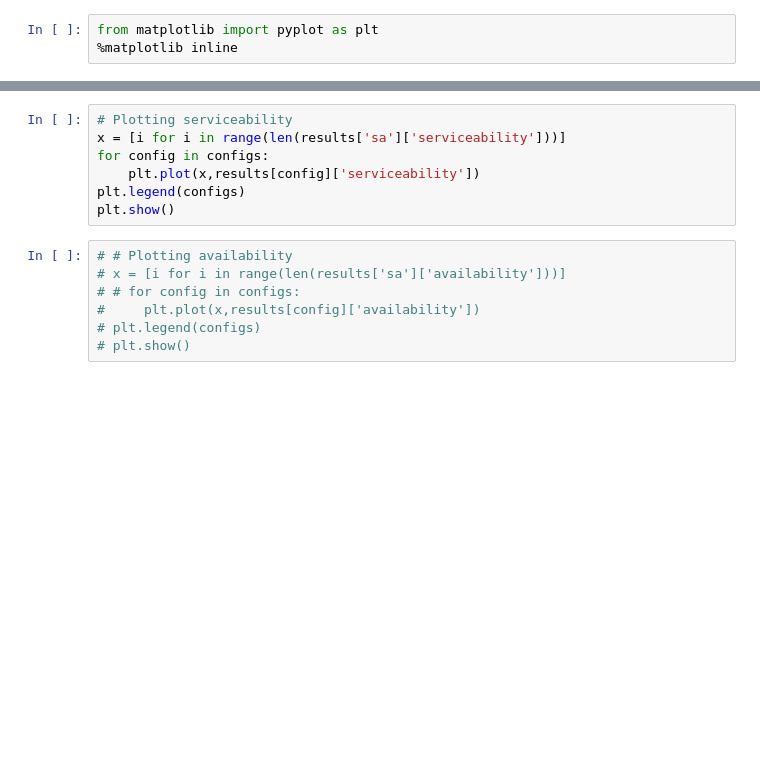
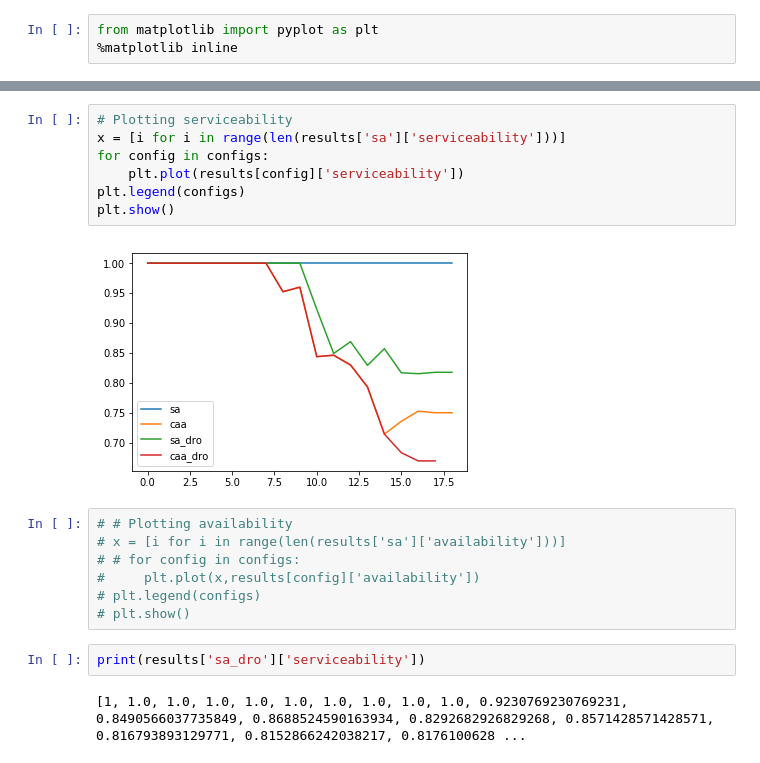
Before and after one commit to revanthgss/simvfc, a Jupyter notebook: Results.ipynb, the cells around one changed output, grey strips where cells are left out. Cells and saved outputs as stored; diff of their text form; blank space fills up the shorter version.

```diff
--- a/Results.ipynb
+++ b/Results.ipynb
@@ -52,10 +58,12 @@ plt.show()
 # %%
 # Plotting serviceability
 x = [i for i in range(len(results['sa']['serviceability']))]
 for config in configs:
-    plt.plot(x,results[config]['serviceability'])
+    plt.plot(results[config]['serviceability'])
 plt.legend(configs)
 plt.show()
+# %% [output]
+[figure, added]
 # %%
 # # Plotting availability
 # x = [i for i in range(len(results['sa']['availability']))]
@@ -63,3 +71,7 @@ plt.show()
 #     plt.plot(x,results[config]['availability'])
 # plt.legend(configs)
 # plt.show()
+# %%
+print(results['sa_dro']['serviceability'])
+# %% [output]
+[1, 1.0, 1.0, 1.0, 1.0, 1.0, 1.0, 1.0, 1.0, 1.0, 0.9230769230769231, 0.8490566037735849, 0.8688524590163934, 0.8292682926829268, 0.8571428571428571, 0.816793893129771, 0.8152866242038217, 0.8176100628 ...
```
Also changed, not shown: parts of 3 cells of this notebook, 11 other files.
